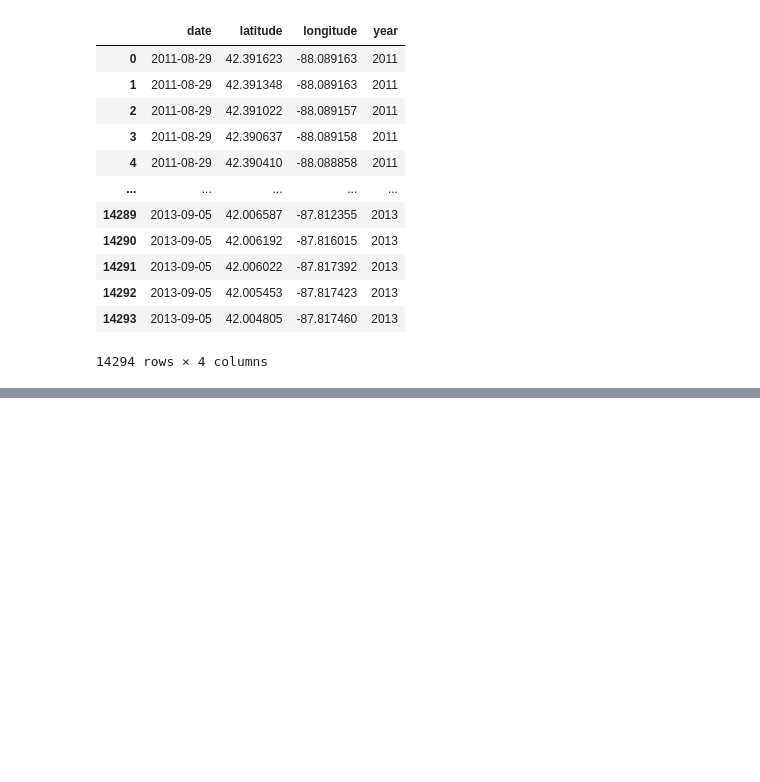
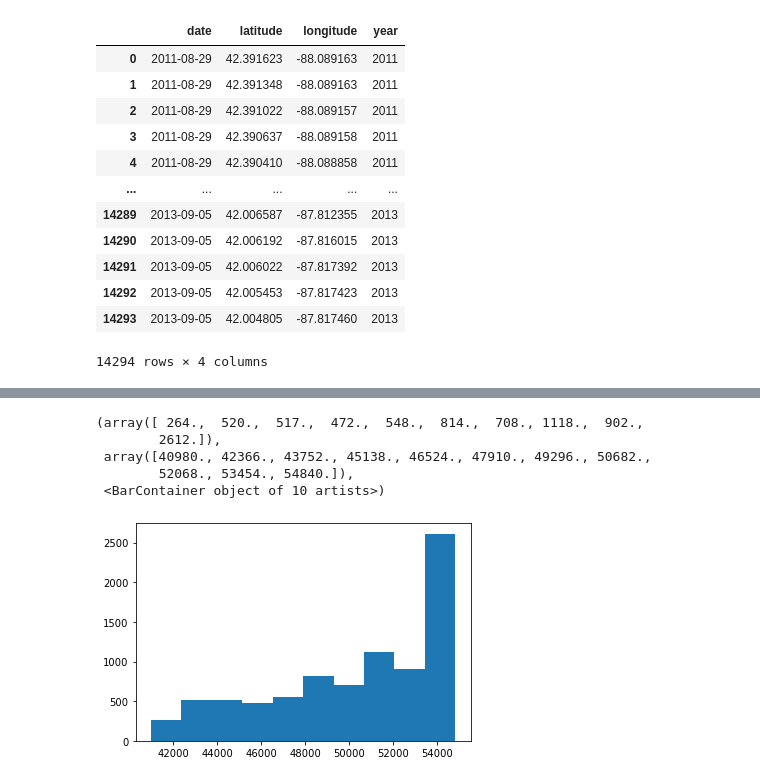
Before and after one commit to kevwee-lab/G.A-Project-4, a Jupyter notebook: working-folder/Rifqi/Prelim EDA (Roughpaper).ipynb, the cells around one changed output, grey strips where cells are left out. Saved outputs shown, nothing was run; the diff lists cells and outputs as text; code cells hidden in the pictures; blank space fills up the shorter version.

```diff
--- a/working-folder/Rifqi/Prelim EDA (Roughpaper).ipynb
+++ b/working-folder/Rifqi/Prelim EDA (Roughpaper).ipynb
@@ -632,3 +632,5 @@ spray
 | 14292 | 2013-09-05 | 42.005453 | -87.817423 | 2013 |
 | 14293 | 2013-09-05 | 42.004805 | -87.817460 | 2013 |
 14294 rows × 4 columns
+# %%
+comb = pd.read_csv('../../data/combined_kev.csv', parse_dates=['date'])
@@ -634,0 +722,11 @@ spray
+# %%
+sunhours = pd.to_datetime(comb['sunset'].map(lambda x: 1800 if x == 1760 else x), format='%H%M') - pd.to_datetime(comb['sunrise'], format='%H%M')
+# %%
+sunhours.dt.seconds
+# %% [output]
+(array([ 264.,  520.,  517.,  472.,  548.,  814.,  708., 1118.,  902.,
+        2612.]),
+ array([40980., 42366., 43752., 45138., 46524., 47910., 49296., 50682.,
+        52068., 53454., 54840.]),
+ <BarContainer object of 10 artists>)
+[figure, added]
```
Also changed, not shown: parts of 12 cells of this notebook, 1 other file.
